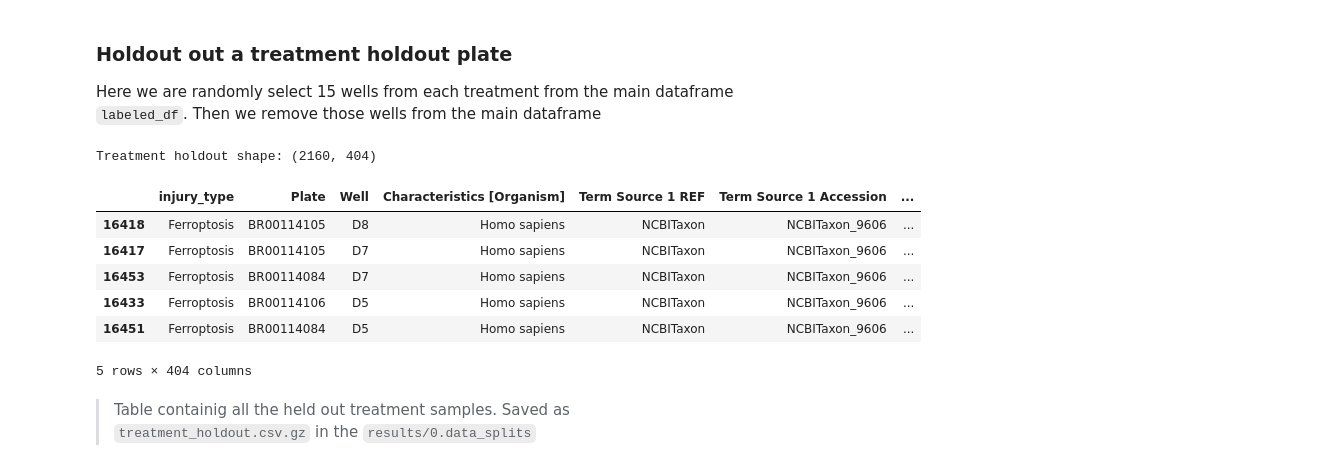
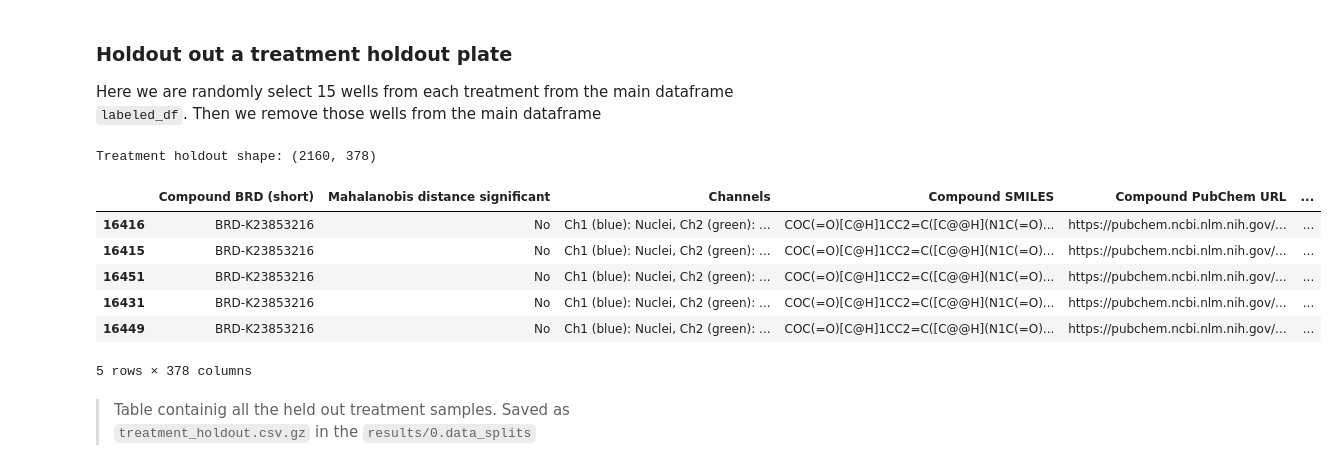
Before and after one commit to WayScience/Cytotoxic-Nuisance-Metadata-Analysis, a Jupyter notebook: notebooks/1.data_splits/data_splits.ipynb, the cells around one changed output. Saved outputs shown, nothing was run; the diff lists cells and outputs as text; code cells hidden in the pictures.

```diff
--- a/notebooks/1.data_splits/data_splits.ipynb
+++ b/notebooks/1.data_splits/data_splits.ipynb
@@ -135,0 +33,10 @@ shape: (16703, 404)
+# %%
+# data paths
+fs_profile_path = (fs_dir / "cell_injury_profile_fs.csv.gz").resolve(strict=True)
+
+# load data
+fs_profile_df = pd.read_csv(fs_profile_path)
+
+# display
+print("fs profile with control: ", fs_profile_df.shape)
+fs_profile_df.head()
@@ -155,7 +122,7 @@ Next we wanted to extract some metadata regarding how many compound and wells ar
 This will be saved in the `results/0.data_splits` directory
 # %%
 meta_injury = []
-for injury_type, df in labeled_df.groupby("injury_type"):
+for injury_type, df in fs_profile_df.groupby("injury_type"):
     # extract n_wells, n_compounds and unique compounds per injury_type
     n_wells = df.shape[0]
     unique_compounds = list(df["Compound Name"].unique())
@@ -222,7 +165,7 @@ Next, we construct the profile metadata. This provides a structured overview of
 This will be saved in the `results/0.data_splits` directory
 # %%
 injury_meta_dict = {}
-for injury, df in labeled_df.groupby("injury_type"):
+for injury, df in fs_profile_df.groupby("injury_type"):
     # collecting treatment metadata
     plates = df["Plate"].unique().tolist()
     treatment_meta = {}
@@ -252,7 +195,7 @@ Here we build a plate metadata infromations where we look at the type of treatme
 This will be saved in `results/0.data_splits`
 # %%
 plate_meta = {}
-for plate_id, df in labeled_df.groupby("Plate"):
+for plate_id, df in fs_profile_df.groupby("Plate"):
     unique_compounds = list(df["Compound Name"].unique())
     n_treatments = len(unique_compounds)
 
@@ -289,44 +232,44 @@ Here we are randomly select 15 wells from each treatment from the main dataframe
 #### Plate heldout dataset
 seed = 0
 n_samples = 15
 
 # collecting randomly select wells based on treatment
 treatment_holdout_df = []
-for treatment, df in labeled_df.groupby("Compound Name", as_index=False):
+for treatment, df in fs_profile_df.groupby("Compound Name", as_index=False):
     heldout_treatment = df.sample(n=15, random_state=seed)
     treatment_holdout_df.append(heldout_treatment)
 
 # genearte treatment holdout dataframe
 treatment_holdout_df = pd.concat(treatment_holdout_df)
 
 # take the indices of the held out data frame and use it to drop those samples from
 # the main dataset. And then check if those indices are dropped
 treatment_idx_to_drop = treatment_holdout_df.index.tolist()
-labeled_df = labeled_df.drop(treatment_idx_to_drop)
+fs_profile_df = fs_profile_df.drop(treatment_idx_to_drop)
 assert all(
     [
-        True if num not in labeled_df.index.tolist() else False
+        True if num not in fs_profile_df.index.tolist() else False
         for num in treatment_idx_to_drop
     ]
 ), "index to be dropped found in the main dataframe"
 
 # saving the holdout data
 treatment_holdout_df.to_csv(
     data_split_dir / "treatment_holdout.csv.gz", index=False, compression="gzip"
 )
 
 # display
 print("Treatment holdout shape:", treatment_holdout_df.shape)
 treatment_holdout_df.head()
 # %% [output]
-Treatment holdout shape: (2160, 404)
+Treatment holdout shape: (2160, 378)
-|  | injury_type | Plate | Well | Characteristics [Organism] | Term Source 1 REF | Term Source 1 Accession | ... |
-| 16418 | Ferroptosis | BR00114105 | D8 | Homo sapiens | NCBITaxon | NCBITaxon_9606 | ... |
-| 16417 | Ferroptosis | BR00114105 | D7 | Homo sapiens | NCBITaxon | NCBITaxon_9606 | ... |
-| 16453 | Ferroptosis | BR00114084 | D7 | Homo sapiens | NCBITaxon | NCBITaxon_9606 | ... |
-| 16433 | Ferroptosis | BR00114106 | D5 | Homo sapiens | NCBITaxon | NCBITaxon_9606 | ... |
-| 16451 | Ferroptosis | BR00114084 | D5 | Homo sapiens | NCBITaxon | NCBITaxon_9606 | ... |
+|  | Compound BRD (short) | Mahalanobis distance significant | Channels | Compound SMILES | Compound PubChem URL | ... |
+| 16416 | BRD-K23853216 | No | Ch1 (blue): Nuclei, Ch2 (green): ... | COC(=O)[C@H]1CC2=C([C@@H](N1C(=O)... | https://pubchem.ncbi.nlm.nih.gov/... | ... |
+| 16415 | BRD-K23853216 | No | Ch1 (blue): Nuclei, Ch2 (green): ... | COC(=O)[C@H]1CC2=C([C@@H](N1C(=O)... | https://pubchem.ncbi.nlm.nih.gov/... | ... |
+| 16451 | BRD-K23853216 | No | Ch1 (blue): Nuclei, Ch2 (green): ... | COC(=O)[C@H]1CC2=C([C@@H](N1C(=O)... | https://pubchem.ncbi.nlm.nih.gov/... | ... |
+| 16431 | BRD-K23853216 | No | Ch1 (blue): Nuclei, Ch2 (green): ... | COC(=O)[C@H]1CC2=C([C@@H](N1C(=O)... | https://pubchem.ncbi.nlm.nih.gov/... | ... |
+| 16449 | BRD-K23853216 | No | Ch1 (blue): Nuclei, Ch2 (green): ... | COC(=O)[C@H]1CC2=C([C@@H](N1C(=O)... | https://pubchem.ncbi.nlm.nih.gov/... | ... |
-5 rows × 404 columns
+5 rows × 378 columns
 # %% [markdown]
 > Table containig all the held out treatment samples. Saved as `treatment_holdout.csv.gz` in the `results/0.data_splits`
 # %% [markdown]
```
Also changed, not shown: parts of 33 cells of this notebook, 15 other files.
